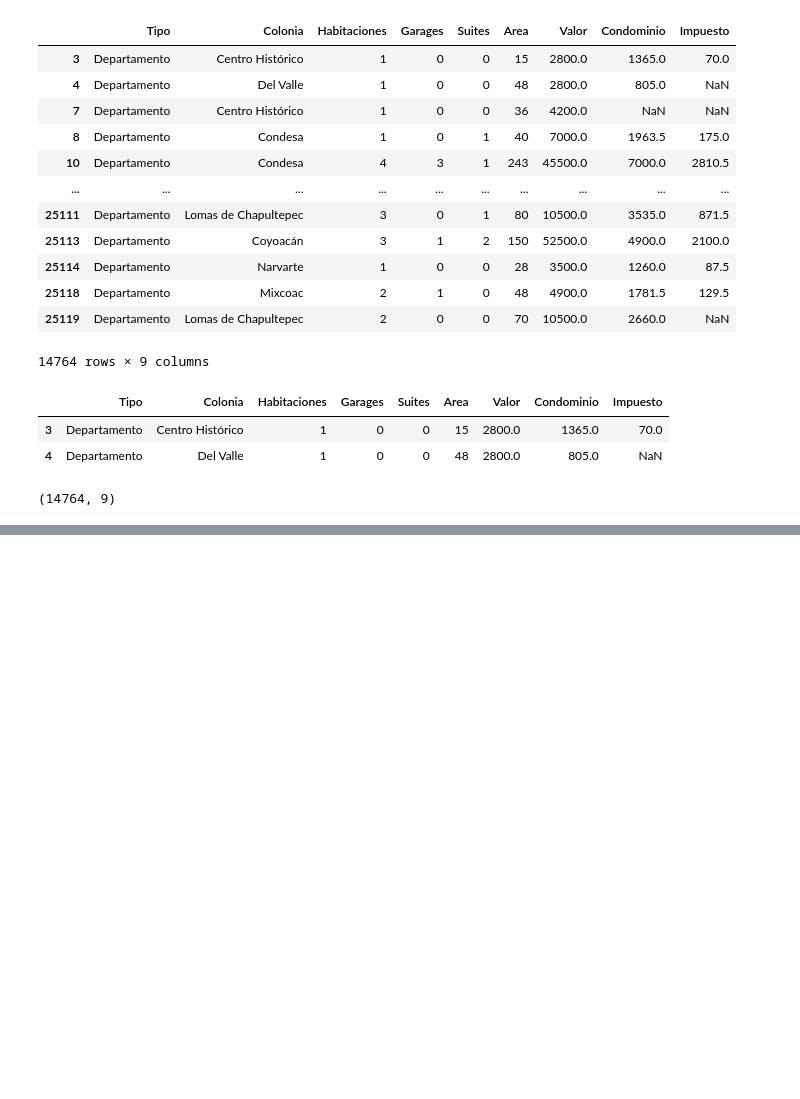
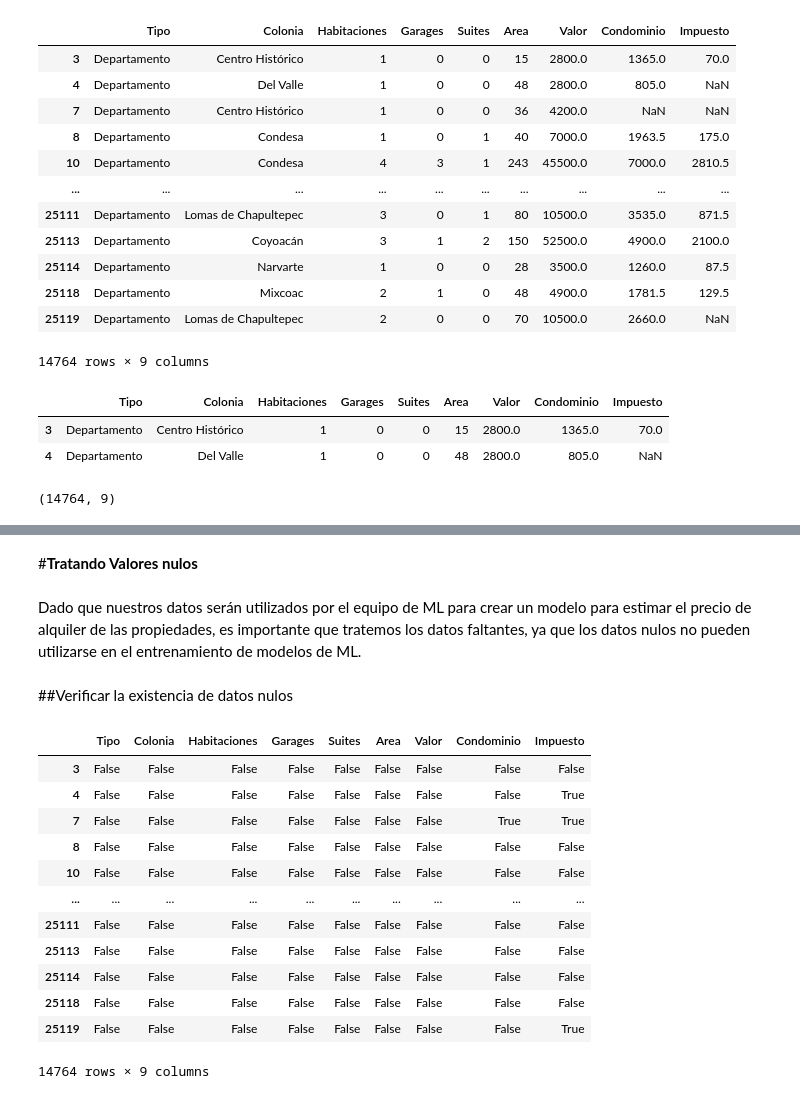
Before and after one commit to Idguerrero333/NOTEBOOKPYTHONINTERACTIVE, a Jupyter notebook: inmuebles_CDMX.ipynb, the cells around one changed output, grey strips where cells are left out. Drawn from its saved outputs; the diff is of its cells as text; code cells hidden in the pictures; blank space fills up the shorter version.

Commit message:
03 Tratamiento y filtrado de los datos (11 desafío: vamos a practicar)

```diff
--- a/inmuebles_CDMX.ipynb
+++ b/inmuebles_CDMX.ipynb
@@ -585,0 +753,22 @@ df.shape
+# %% [markdown]
+#**Tratando Valores nulos**
+# %% [markdown]
+Dado que nuestros datos serán utilizados por el equipo de ML para crear un modelo para estimar el precio de alquiler de las propiedades, es importante que tratemos los datos faltantes, ya que los datos nulos no pueden utilizarse en el entrenamiento de modelos de ML.
+# %% [markdown]
+##Verificar la existencia de datos nulos
+# %%
+df.isnull()
+# %% [output]
+|  | Tipo | Colonia | Habitaciones | Garages | Suites | Area | Valor | Condominio | Impuesto |
+| 3 | False | False | False | False | False | False | False | False | False |
+| 4 | False | False | False | False | False | False | False | False | True |
+| 7 | False | False | False | False | False | False | False | True | True |
+| 8 | False | False | False | False | False | False | False | False | False |
+| 10 | False | False | False | False | False | False | False | False | False |
+| ... | ... | ... | ... | ... | ... | ... | ... | ... | ... |
+| 25111 | False | False | False | False | False | False | False | False | False |
+| 25113 | False | False | False | False | False | False | False | False | False |
+| 25114 | False | False | False | False | False | False | False | False | False |
+| 25118 | False | False | False | False | False | False | False | False | False |
+| 25119 | False | False | False | False | False | False | False | False | True |
+14764 rows × 9 columns
```
Also changed, not shown: parts of 66 cells of this notebook.
